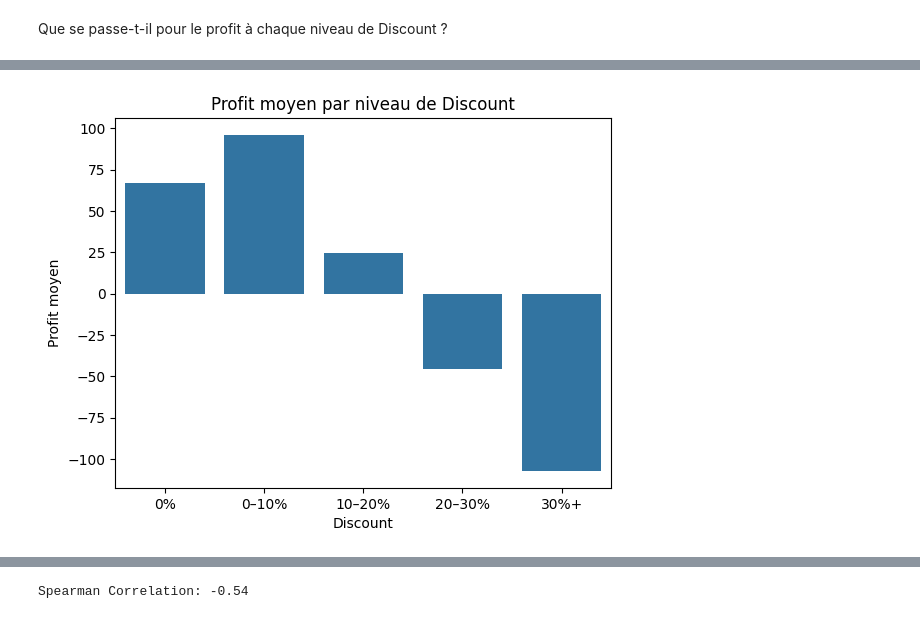
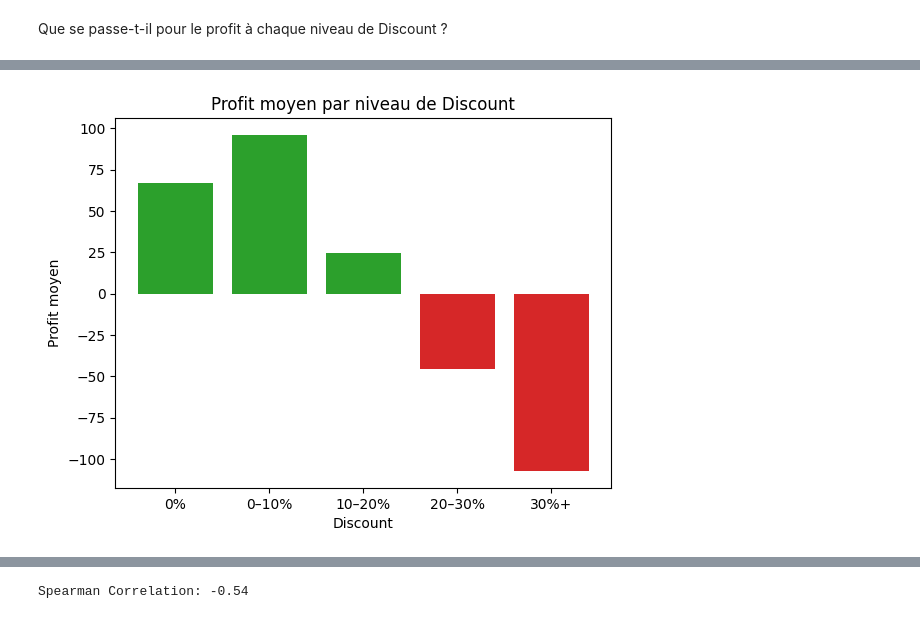
Before and after one commit to msshaqura/project_superstore, a Jupyter notebook: sample_superstore.ipynb, the cells around one changed output, grey strips where cells are left out. Drawn from its saved outputs; the diff is of its cells as text; code cells hidden in the pictures.

```diff
--- a/sample_superstore.ipynb
+++ b/sample_superstore.ipynb
@@ -310,14 +269,12 @@ Name: profit, dtype: float64
 # %%
-import seaborn as sns
 import matplotlib.pyplot as plt
 
-sns.barplot(
-    x=profit_by_discount.index,
-    y=profit_by_discount.values
-)
+colors = ['#2ca02c' if x >= 0 else '#d62728' for x in profit_by_discount.values]
+
+plt.bar(profit_by_discount.index, profit_by_discount.values, color=colors)
 plt.title("Profit moyen par niveau de Discount")
 plt.xlabel("Discount")
 plt.ylabel("Profit moyen")
 plt.show()
 # %% [output]
-[figure, old version]
+[figure, new version]
```
Also changed, not shown: parts of 86 cells of this notebook.
